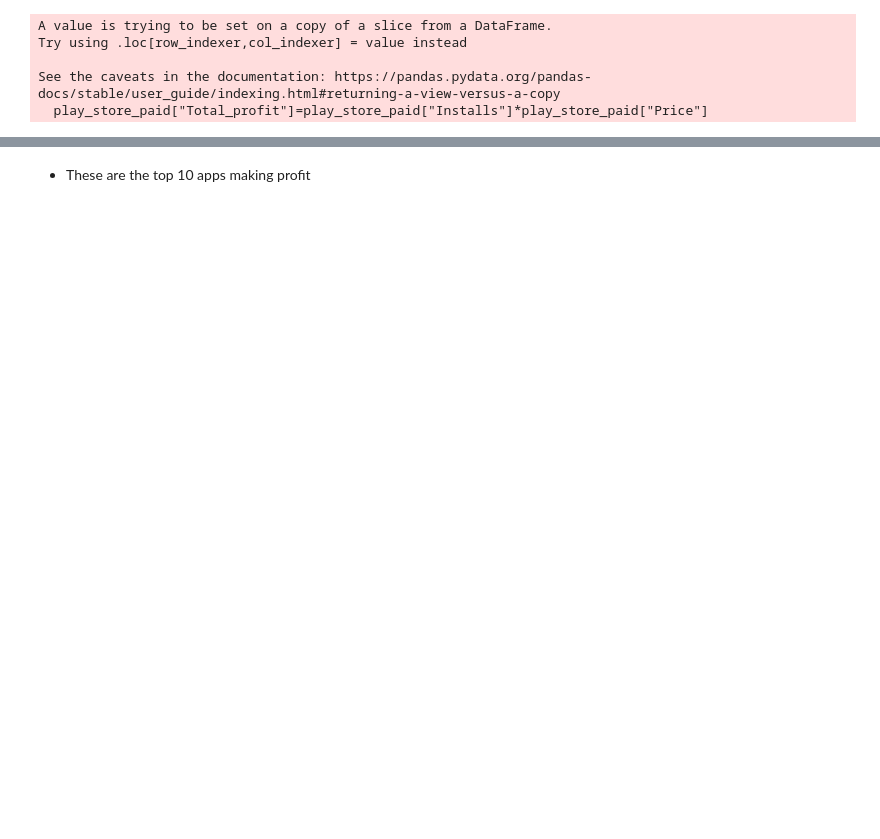
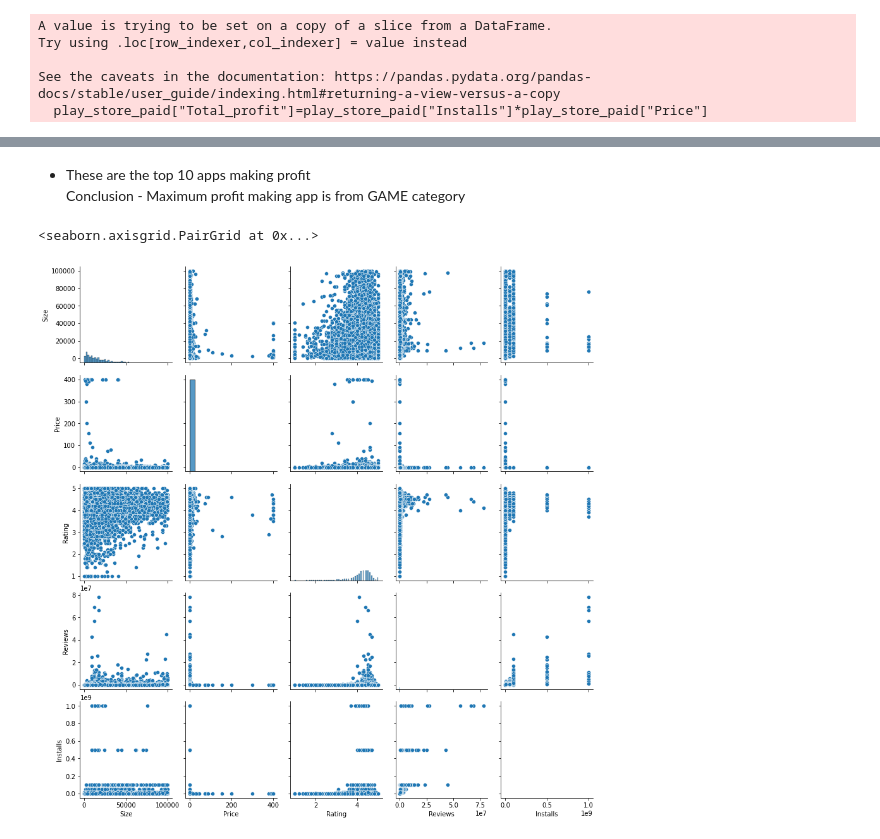
Before and after one commit to MIlanJP/project-eda, a Jupyter notebook: Play Store App Review Analysis - Capstone Project.ipynb, the cells around one changed output, grey strips where cells are left out. Drawn from its saved outputs; the diff is of its cells as text; code cells hidden in the pictures; blank space fills up the shorter version.

```diff
--- a/Play Store App Review Analysis - Capstone Project.ipynb
+++ b/Play Store App Review Analysis - Capstone Project.ipynb
@@ -1192,3 +1202,9 @@ plt.xticks(rotation=75,)
 [figure]
 # %% [markdown]
-- These are the top 10 apps making profit
+- These are the top 10 apps making profit <br>
+Conclusion - Maximum profit making app is from GAME category
+# %%
+sns.pairplot(numerical_data[["Size","Price","Rating","Reviews","Installs"]])
+# %% [output]
+<seaborn.axisgrid.PairGrid at 0x...>
+[figure, added]
```
Also changed, not shown: parts of 58 cells of this notebook.
